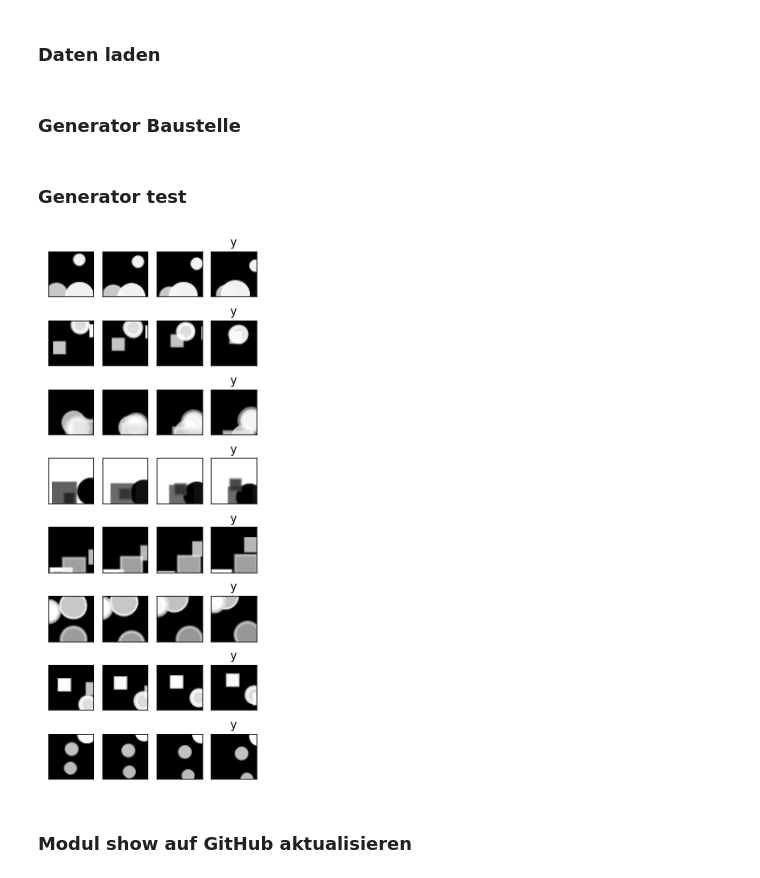
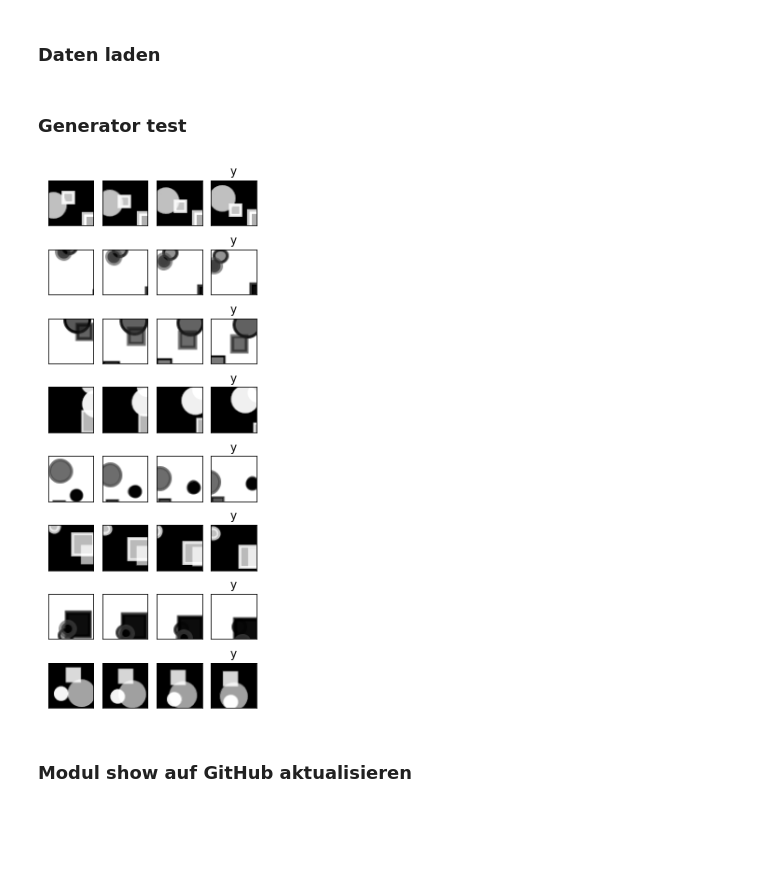
Before and after one commit to MaschinenNah/ml_utils_develop_and_test, a Jupyter notebook: ml_utils_frame_predict_develop_and_test.ipynb, the cells around one changed output. Drawn from its saved outputs; the diff is of its cells as text; code cells hidden in the pictures; blank space fills up the shorter version.

Commit message:
fp.FramePredictionGenerator() eingebunden

```diff
--- a/ml_utils_frame_predict_develop_and_test.ipynb
+++ b/ml_utils_frame_predict_develop_and_test.ipynb
@@ -28,5 +28,3 @@ importlib.reload(frame_predict)
 # %%
 zip_url = "https://github.com/MaschinenNah/demo_daten/raw/main/50_scenes_48_48_sw.zip"
 load.load_and_unzip_from_url(zip_url)
-# %% [markdown]
-### Generator Baustelle
@@ -138,13 +31,13 @@ class FramePredictionGenerator(Sequence):
 # %% [markdown]
 ### Generator test
 # %%
-generator = FramePredictionGenerator("/content/data/scenes", (48, 48), 3, 8)
+generator = fp.FramePredictionGenerator("/content/data/scenes", (48, 48), 3, 8)
 
 batch = generator[0]
 
 show.show_frame_prediction_batch(batch)
 # %% [output]
-[figure, old version]
+[figure, new version]
 # %% [markdown]
 ### Modul show auf GitHub aktualisieren
 # %%
```
Also changed, not shown: parts of 2 cells of this notebook.
